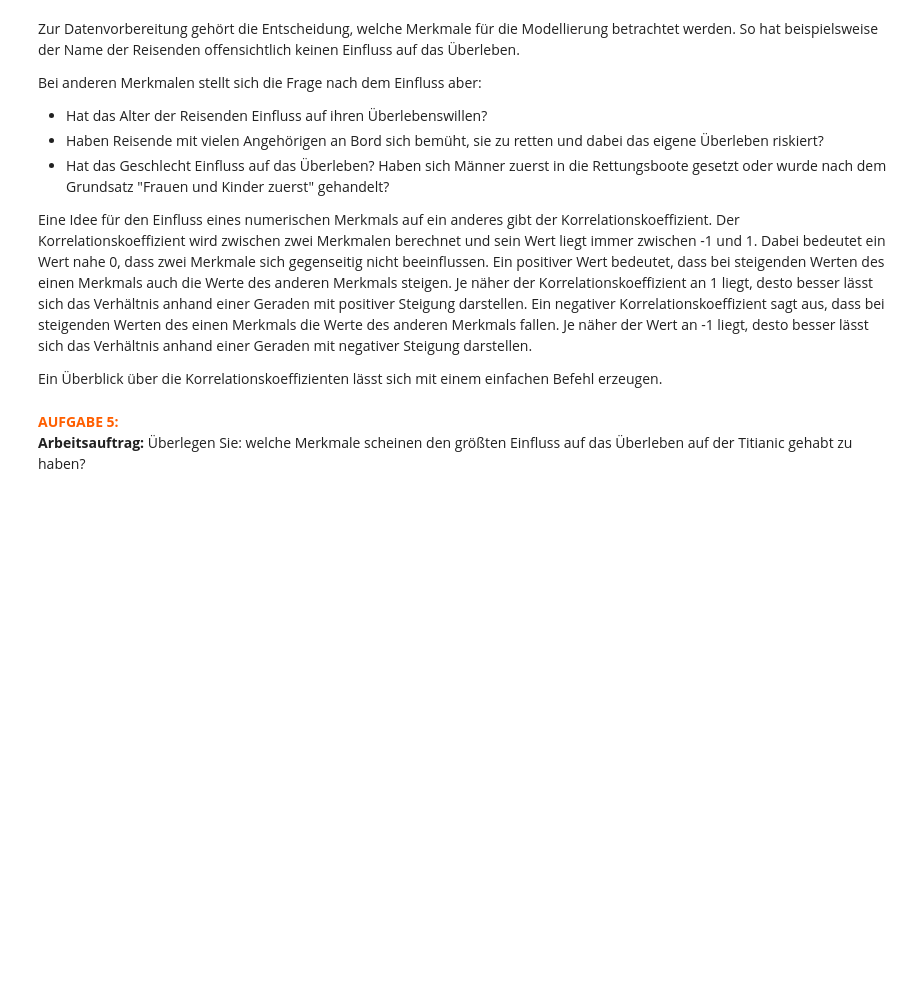
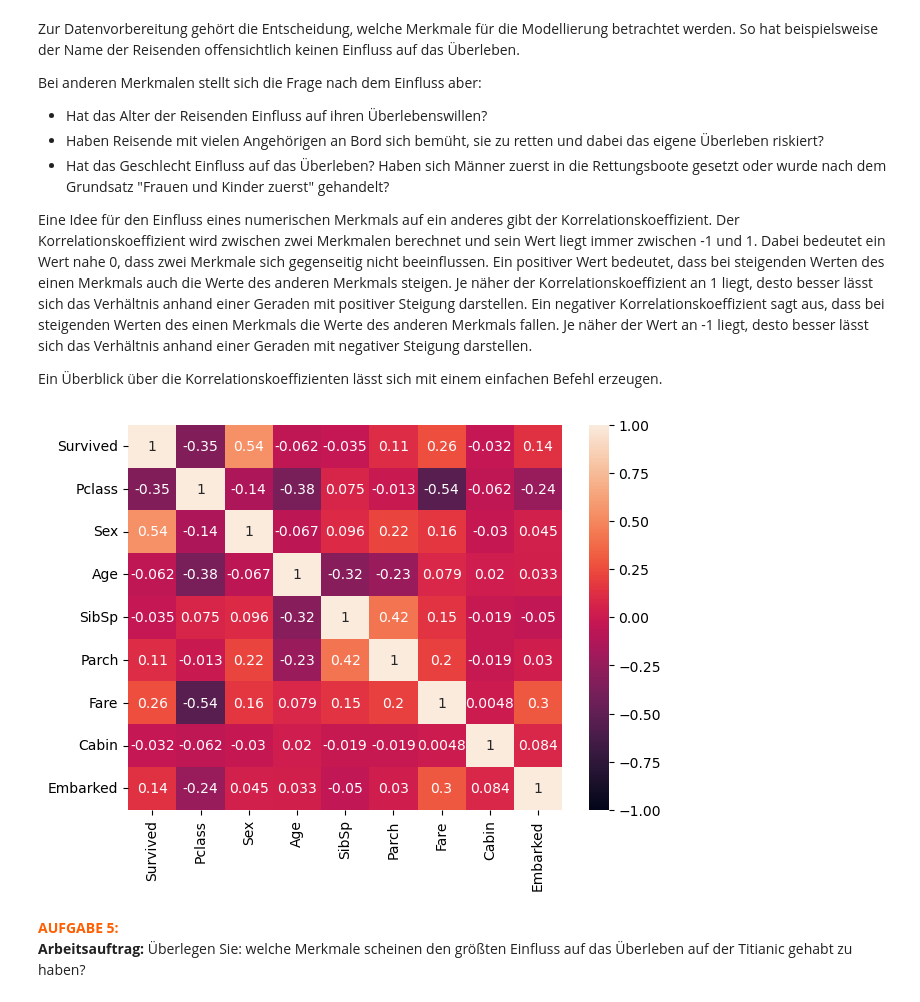
Before and after one commit to Robert35-dll/wikisys_exercise, a Jupyter notebook: 06/Decision Trees.ipynb, the cells around one changed output. Saved outputs shown, nothing was run; the diff lists cells and outputs as text; code cells hidden in the pictures; blank space fills up the shorter version.

```diff
--- a/06/Decision Trees.ipynb
+++ b/06/Decision Trees.ipynb
@@ -131,7 +234,8 @@ Nutzen Sie die Dokumentation von Python oder eine Suchmaschine dazu, herauszufin
 Tipp: Eine Möglichkeit ist in der Pandas Bibliothek zu finden.
 </div>
 # %%
-# Platz für Arbeitsauftrag
+# pandas Datasets haben eingebaute Methode für solches Umwandeln
+df["Sex"] = df["Sex"].astype(float)
 # %% [markdown]
 Die nachfolgende Ausgabe zeigt, dass das Vorgehen erfolgreich war.
 # %%
@@ -163,11 +307,32 @@ Der Korrelationskoeffizient wird zwischen zwei Merkmalen berechnet und sein Wert
 
 Ein Überblick über die Korrelationskoeffizienten lässt sich mit einem einfachen Befehl erzeugen.
 # %%
+# Dieses Block musste angepasst werden,
+# indem man die nicht metrische Werte
+# entweder entfernt oder ersetzt
+
+from sklearn import preprocessing
 import seaborn as sns
+
+# Kodiere aus Interesse ein paar Merkmale um
+ohEnc = preprocessing.OneHotEncoder(sparse_output=False)
+
+ohEnc.fit(pd.DataFrame(train_set["Embarked"]))
+train_set["Embarked"] = ohEnc.transform(pd.DataFrame(train_set["Embarked"]))
+
+ohEnc.fit(pd.DataFrame(train_set["Cabin"]))
+train_set["Cabin"] = ohEnc.transform(pd.DataFrame(train_set["Cabin"]))
+
+# Entferne die irrelevanteste Merkmale
+train_set.drop(labels=["PassengerId", "Name", "Ticket"], axis=1, inplace=True)
+test_set.drop(labels=["PassengerId", "Name", "Ticket"], axis=1, inplace=True)
+
 corr_matrix = train_set.corr()
 plt.figure(figsize=(7, 5))
 sns.heatmap(corr_matrix, annot=True, vmin=-1, vmax=1)
 plt.show()
+# %% [output]
+[figure, added]
 # %% [markdown]
 <span style="color:#FF5F00"><b>AUFGABE 5:</b></span><br>
 <b>Arbeitsauftrag:</b>
```
Also changed, not shown: parts of 32 cells of this notebook.
